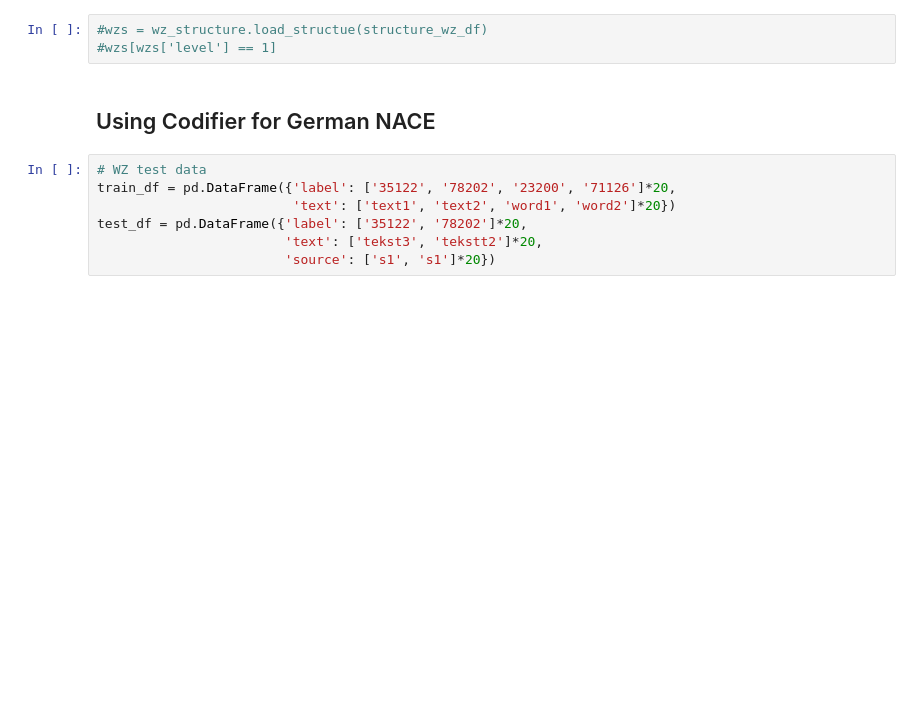
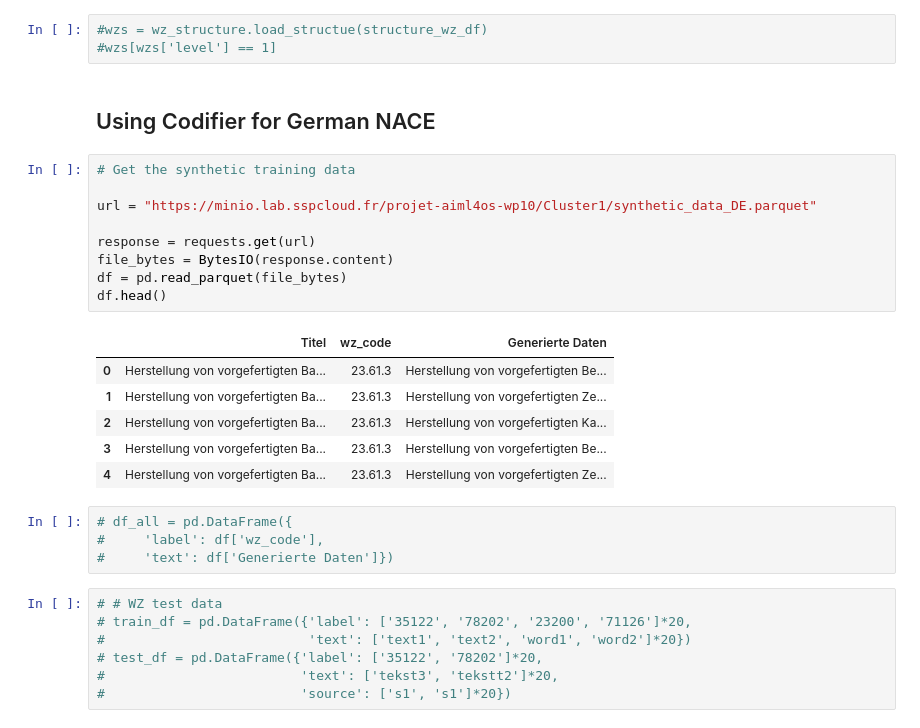
Before and after one commit to AIML4OS/WP10_Cluster1_StatCodGen, a Jupyter notebook: jupyter_notebooks/German_NACE.ipynb, the cells around one changed output. Drawn from its saved outputs; the diff is of its cells as text; blank space fills up the shorter version.

```diff
--- a/jupyter_notebooks/German_NACE.ipynb
+++ b/jupyter_notebooks/German_NACE.ipynb
@@ -67,10 +79,30 @@ wz_structure.level_dict
 #wzs[wzs['level'] == 1]
 # %% [markdown]
 ## Using Codifier for German NACE
+# %%
+# Get the synthetic training data
+
+url = "https://minio.lab.sspcloud.fr/projet-aiml4os-wp10/Cluster1/synthetic_data_DE.parquet"
+
+response = requests.get(url)
+file_bytes = BytesIO(response.content)
+df = pd.read_parquet(file_bytes)
+df.head()
+# %% [output]
+|  | Titel | wz_code | Generierte Daten |
+| 0 | Herstellung von vorgefertigten Ba... | 23.61.3 | Herstellung von vorgefertigten Be... |
+| 1 | Herstellung von vorgefertigten Ba... | 23.61.3 | Herstellung von vorgefertigten Ze... |
+| 2 | Herstellung von vorgefertigten Ba... | 23.61.3 | Herstellung von vorgefertigten Ka... |
+| 3 | Herstellung von vorgefertigten Ba... | 23.61.3 | Herstellung von vorgefertigten Be... |
+| 4 | Herstellung von vorgefertigten Ba... | 23.61.3 | Herstellung von vorgefertigten Ze... |
+# %%
+# df_all = pd.DataFrame({
+#     'label': df['wz_code'],
+#     'text': df['Generierte Daten']})
 # %%
-# WZ test data
-train_df = pd.DataFrame({'label': ['35122', '78202', '23200', '71126']*20,
-                         'text': ['text1', 'text2', 'word1', 'word2']*20})
-test_df = pd.DataFrame({'label': ['35122', '78202']*20,
-                        'text': ['tekst3', 'tekstt2']*20,
-                        'source': ['s1', 's1']*20})
+# # WZ test data
+# train_df = pd.DataFrame({'label': ['35122', '78202', '23200', '71126']*20,
+#                          'text': ['text1', 'text2', 'word1', 'word2']*20})
+# test_df = pd.DataFrame({'label': ['35122', '78202']*20,
+#                         'text': ['tekst3', 'tekstt2']*20,
+#                         'source': ['s1', 's1']*20})
```
Also changed, not shown: parts of 10 cells of this notebook.
